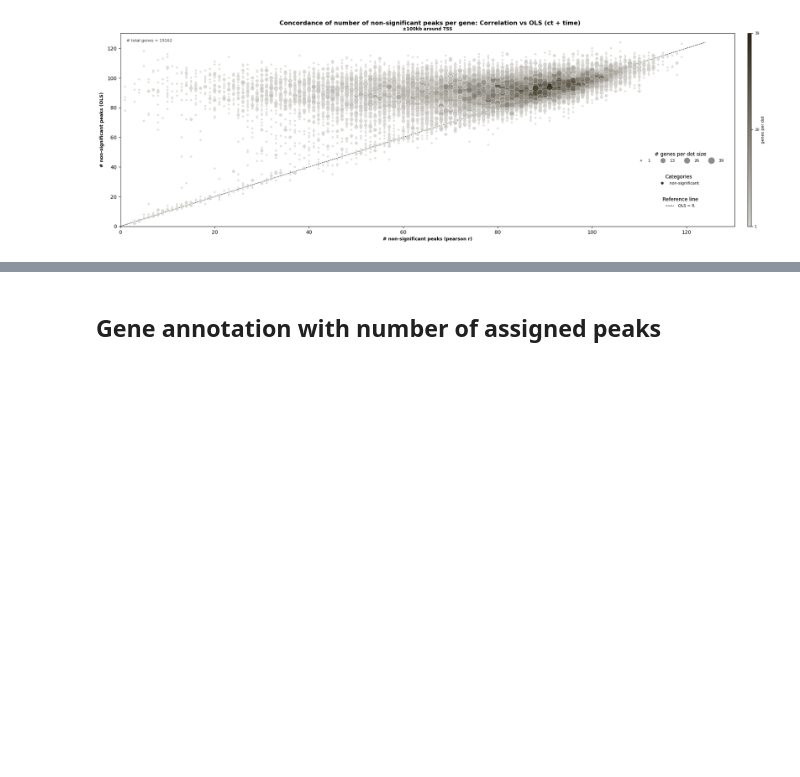
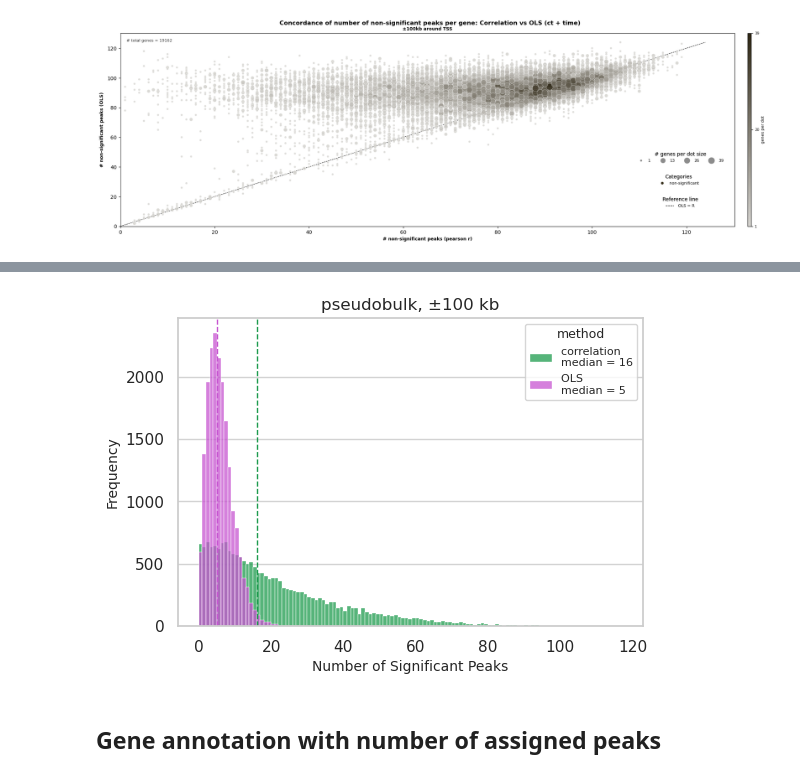
Before and after one commit to smin07/BA, a Jupyter notebook: notebooks/100kb_results_ols_vs_cor_ct_time.ipynb, the cells around one changed output, grey strips where cells are left out. Saved outputs shown, nothing was run; the diff lists cells and outputs as text; code cells hidden in the pictures; blank space fills up the shorter version.

```diff
--- a/notebooks/100kb_results_ols_vs_cor_ct_time.ipynb
+++ b/notebooks/100kb_results_ols_vs_cor_ct_time.ipynb
@@ -595,3 +629,50 @@ plt.show()
+# %%
+import matplotlib.pyplot as plt
+import seaborn as sns
+
+colors = ["#1e9b4e", "#c755d1"]  # ct + time, SEACells
+
+# Compute medians
+median_cor = gene_counts_df["n_sig_peaks_cor"].median()
+median_ols = gene_counts_df["n_sig_peaks_ols"].median()
+
+plt.figure(figsize=(6, 4))
+
+sns.histplot(
+    data=gene_counts_df,
+    x="n_sig_peaks_cor",
+    label=f"correlation \nmedian = {median_cor:.0f}",
+    bins=range(0, gene_counts_df["n_sig_peaks_cor"].max() + 2),
+    color=colors[0],
+)
+
+sns.histplot(
+    data=gene_counts_df,
+    x="n_sig_peaks_ols",
+    label=f"OLS \nmedian = {median_ols:.0f}",
+    bins=range(0, gene_counts_df["n_sig_peaks_ols"].max() + 2),
+    color=colors[1],
+)
+
+# Optional: show median lines
+plt.axvline(median_cor, color=colors[0], linestyle="--", linewidth=1)
+plt.axvline(median_ols, color=colors[1], linestyle="--", linewidth=1)
+
+sns.set_style("whitegrid", {
+    'axes.grid': False,
+    'grid.color': 'lightgray',
+    'grid.linestyle': '-'
+})
+
+plt.grid(axis='y')
+plt.xlabel("Number of Significant Peaks", fontsize=10)
+plt.ylabel("Frequency", fontsize=10)
+plt.title("pseudobulk, ±100 kb")
+plt.legend(title="method", title_fontsize=9, fontsize=8, loc="upper right", frameon=True)
+plt.savefig("/home/fgsasse_lrs_1/Downloads/BA/BA_data/Overlaps in resolution/Correlation/significant_peaks_histogram_100kb_pseudobulk.png", dpi=300, bbox_inches="tight")
+plt.show()
+# %% [output]
+[figure, added]
 # %% [markdown]
 ## Gene annotation with number of assigned peaks
 # %%
```
Also changed, not shown: parts of 11 cells of this notebook, 53 other files.
